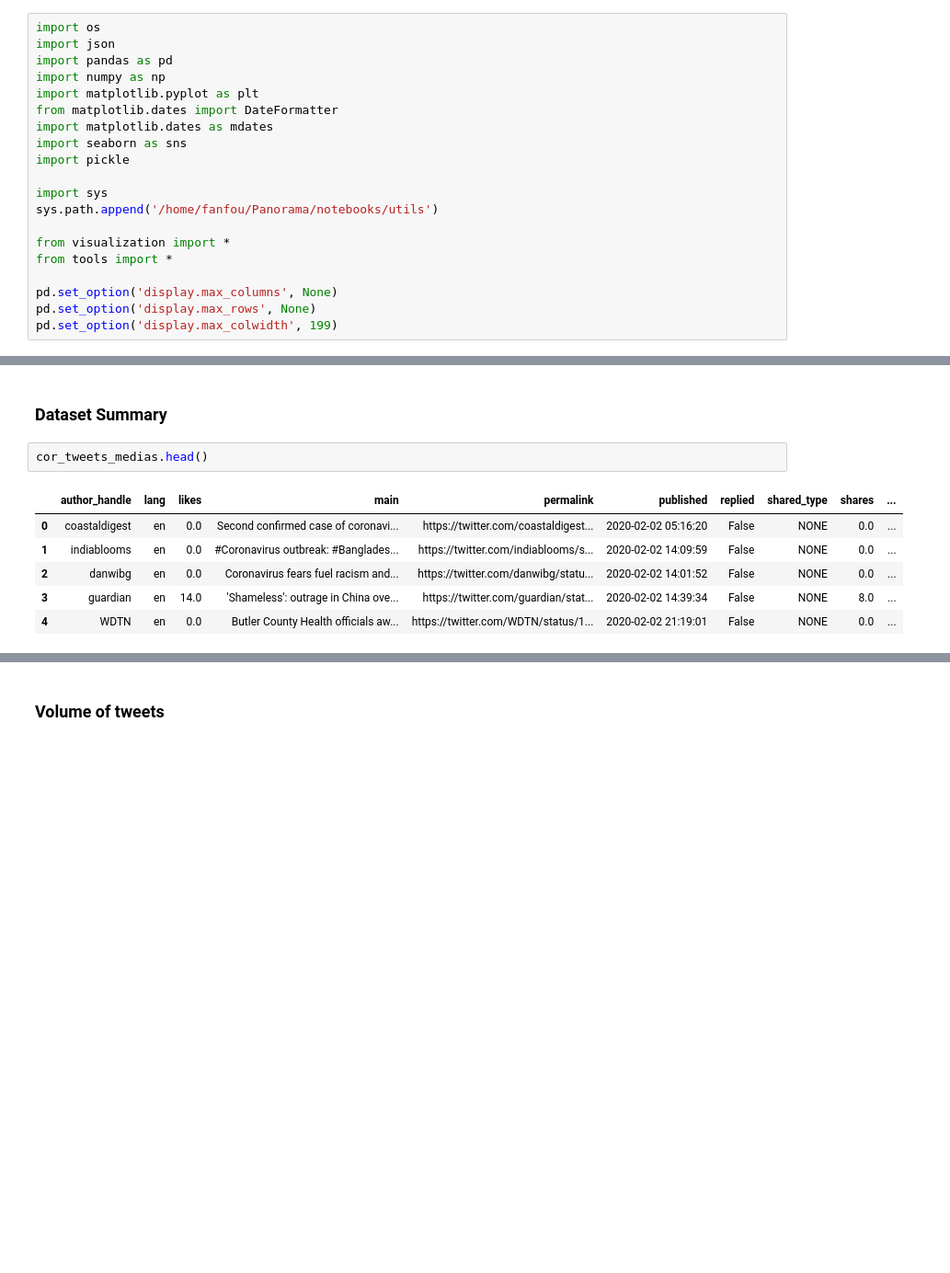
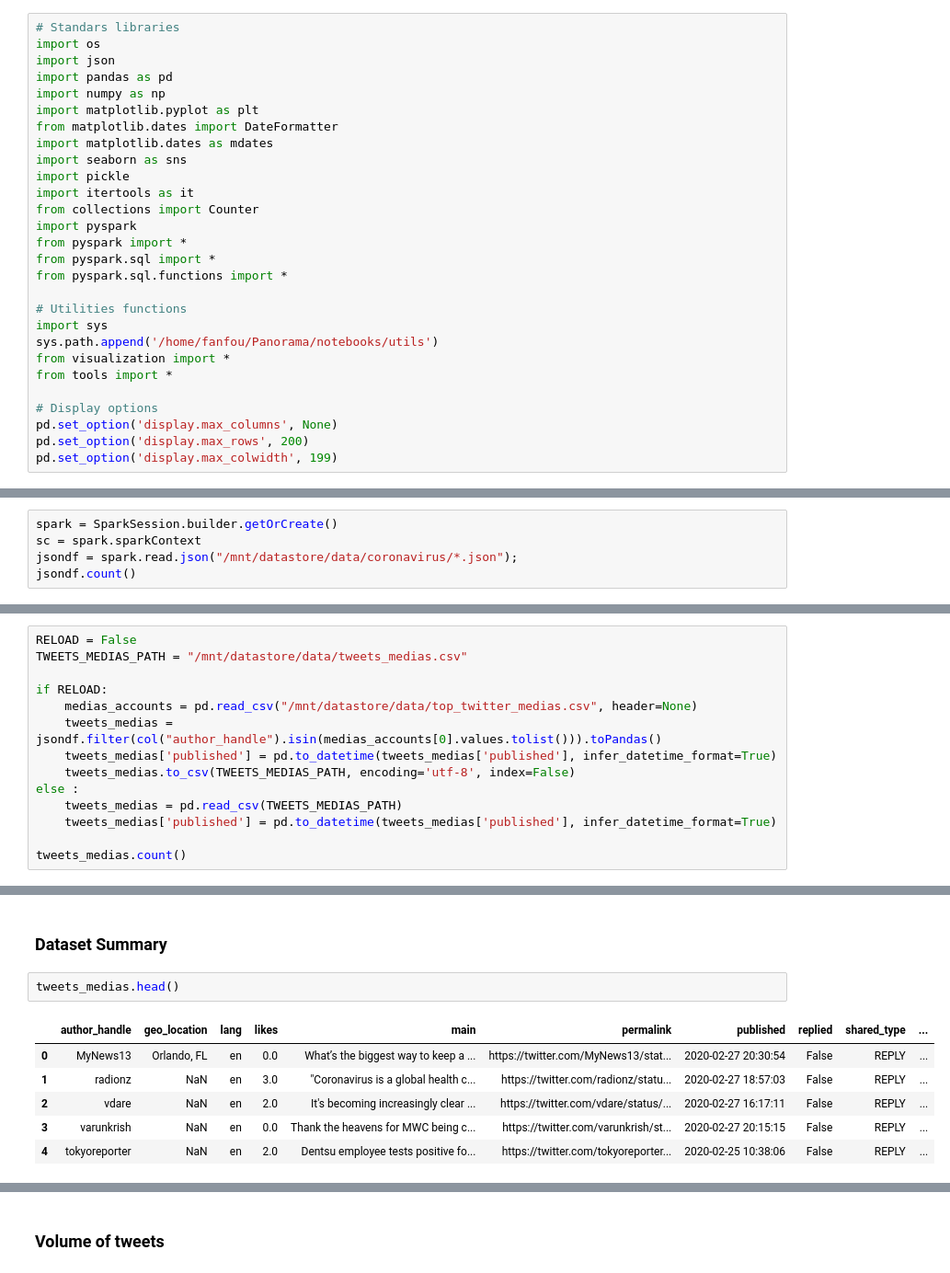
Before and after one commit to JRappaz/Panorama, a Jupyter notebook: notebooks/COVID.ipynb, the cells around one changed output, grey strips where cells are left out. Shown at 92% size. Saved outputs shown, nothing was run; the diff lists cells and outputs as text; blank space fills up the shorter version.

```diff
--- a/notebooks/COVID.ipynb
+++ b/notebooks/COVID.ipynb
@@ -1,4 +1,5 @@
 # %%
+# Standars libraries
 import os
 import json
 import pandas as pd
@@ -8,13 +9,20 @@ from matplotlib.dates import DateFormatter
 import matplotlib.dates as mdates
 import seaborn as sns
 import pickle
+import itertools as it
+from collections import Counter
+import pyspark
+from pyspark import *
+from pyspark.sql import *
+from pyspark.sql.functions import *
 
+# Utilities functions
 import sys
 sys.path.append('/home/fanfou/Panorama/notebooks/utils')
-
 from visualization import *
 from tools import *
 
+# Display options
 pd.set_option('display.max_columns', None)
-pd.set_option('display.max_rows', None)
+pd.set_option('display.max_rows', 200)
 pd.set_option('display.max_colwidth', 199)
@@ -35,0 +31,5 @@ else:
+# %%
+spark = SparkSession.builder.getOrCreate()
+sc = spark.sparkContext
+jsondf = spark.read.json("/mnt/datastore/data/coronavirus/*.json");
+jsondf.count()
@@ -35,0 +98,14 @@ else:
+# %%
+RELOAD = False
+TWEETS_MEDIAS_PATH = "/mnt/datastore/data/tweets_medias.csv"
+
+if RELOAD:
+    medias_accounts = pd.read_csv("/mnt/datastore/data/top_twitter_medias.csv", header=None)
+    tweets_medias = jsondf.filter(col("author_handle").isin(medias_accounts[0].values.tolist())).toPandas()
+    tweets_medias['published'] = pd.to_datetime(tweets_medias['published'], infer_datetime_format=True)
+    tweets_medias.to_csv(TWEETS_MEDIAS_PATH, encoding='utf-8', index=False)
+else :
+    tweets_medias = pd.read_csv(TWEETS_MEDIAS_PATH)
+    tweets_medias['published'] = pd.to_datetime(tweets_medias['published'], infer_datetime_format=True)
+
+tweets_medias.count()
@@ -36,11 +126,11 @@ else:
 # %% [markdown]
 ### Dataset Summary
 # %%
-cor_tweets_medias.head()
+tweets_medias.head()
 # %% [output]
-|  | author_handle | lang | likes | main | permalink | published | replied | shared_type | shares | ... |
-| 0 | coastaldigest | en | 0.0 | Second confirmed case of coronavi... | https://twitter.com/coastaldigest... | 2020-02-02 05:16:20 | False | NONE | 0.0 | ... |
-| 1 | indiablooms | en | 0.0 | #Coronavirus outbreak: #Banglades... | https://twitter.com/indiablooms/s... | 2020-02-02 14:09:59 | False | NONE | 0.0 | ... |
-| 2 | danwibg | en | 0.0 | Coronavirus fears fuel racism and... | https://twitter.com/danwibg/statu... | 2020-02-02 14:01:52 | False | NONE | 0.0 | ... |
-| 3 | guardian | en | 14.0 | 'Shameless': outrage in China ove... | https://twitter.com/guardian/stat... | 2020-02-02 14:39:34 | False | NONE | 8.0 | ... |
-| 4 | WDTN | en | 0.0 | Butler County Health officials aw... | https://twitter.com/WDTN/status/1... | 2020-02-02 21:19:01 | False | NONE | 0.0 | ... |
+|  | author_handle | geo_location | lang | likes | main | permalink | published | replied | shared_type | ... |
+| 0 | MyNews13 | Orlando, FL | en | 0.0 | What’s the biggest way to keep a ... | https://twitter.com/MyNews13/stat... | 2020-02-27 20:30:54 | False | REPLY | ... |
+| 1 | radionz | NaN | en | 3.0 | "Coronavirus is a global health c... | https://twitter.com/radionz/statu... | 2020-02-27 18:57:03 | False | REPLY | ... |
+| 2 | vdare | NaN | en | 2.0 | It's becoming increasingly clear ... | https://twitter.com/vdare/status/... | 2020-02-27 16:17:11 | False | REPLY | ... |
+| 3 | varunkrish | NaN | en | 0.0 | Thank the heavens for MWC being c... | https://twitter.com/varunkrish/st... | 2020-02-27 20:15:15 | False | REPLY | ... |
+| 4 | tokyoreporter | NaN | en | 2.0 | Dentsu employee tests positive fo... | https://twitter.com/tokyoreporter... | 2020-02-25 10:38:06 | False | REPLY | ... |
```
Also changed, not shown: parts of 50 cells of this notebook, 4 other files.
